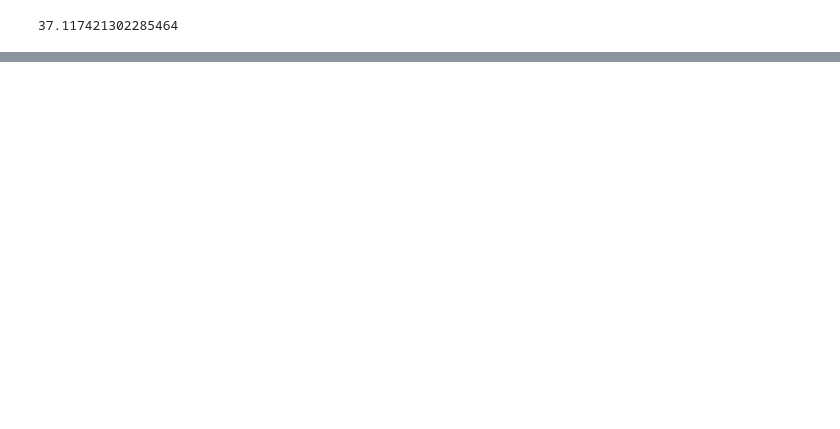
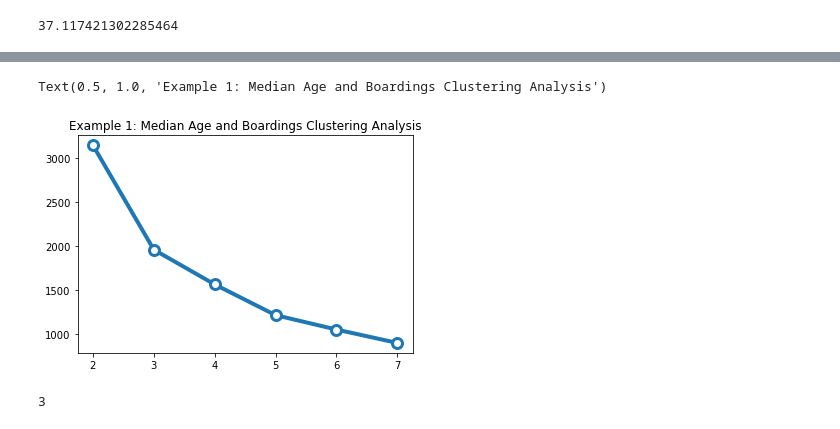
Before and after one commit to nickhand/final-project-city-hall-llc, a Jupyter notebook: exploratory_analysis_chicago-Copy1.ipynb, the cells around one changed output, grey strips where cells are left out. Saved outputs shown, nothing was run; the diff lists cells and outputs as text; code cells hidden in the pictures; blank space fills up the shorter version.

```diff
--- a/exploratory_analysis_chicago-Copy1.ipynb
+++ b/exploratory_analysis_chicago-Copy1.ipynb
@@ -168,0 +200,31 @@ pn.Column(
+# %%
+# Example 2: Number of clusters to try out for median_age and boardings.
+age_boarding_scaled = scaler.fit_transform(chicago_data_filter[['median_age', 'boardings']])
+
+n_clusters = list(range(2, 8))
+
+# Run kmeans for each value of k
+inertias = []
+for k in n_clusters:
+
+    # Initialize and run
+    kmeans = KMeans(n_clusters=k)
+    kmeans.fit(age_boarding_scaled)
+
+    # Save the "inertia"
+    inertias.append(kmeans.inertia_)
+
+# Plot it!
+plt.plot(n_clusters, inertias, marker='o', ms=10, mfc='white', lw=4, mew=3)
+plt.title('Example 1: Median Age and Boardings Clustering Analysis')
+# %% [output]
+Text(0.5, 1.0, 'Example 1: Median Age and Boardings Clustering Analysis')
+[figure, added]
+# %%
+# Initialize the knee algorithm
+kn = KneeLocator(n_clusters, inertias, curve='convex', direction='decreasing')
+
+# Print out the knee
+print(kn.knee)
+# %% [output]
+3
```
Also changed, not shown: parts of 26 cells of this notebook.
